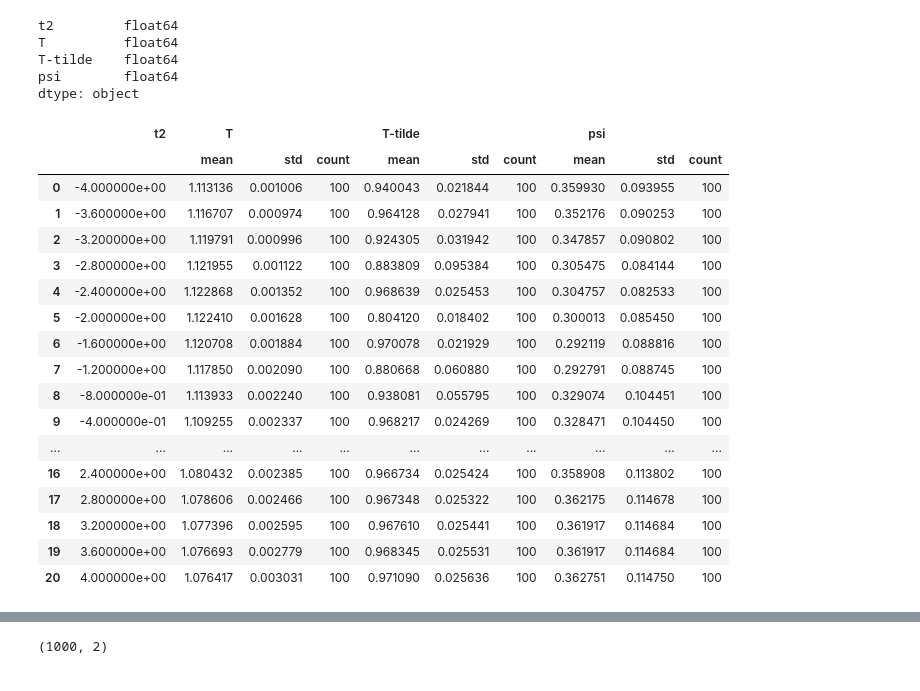
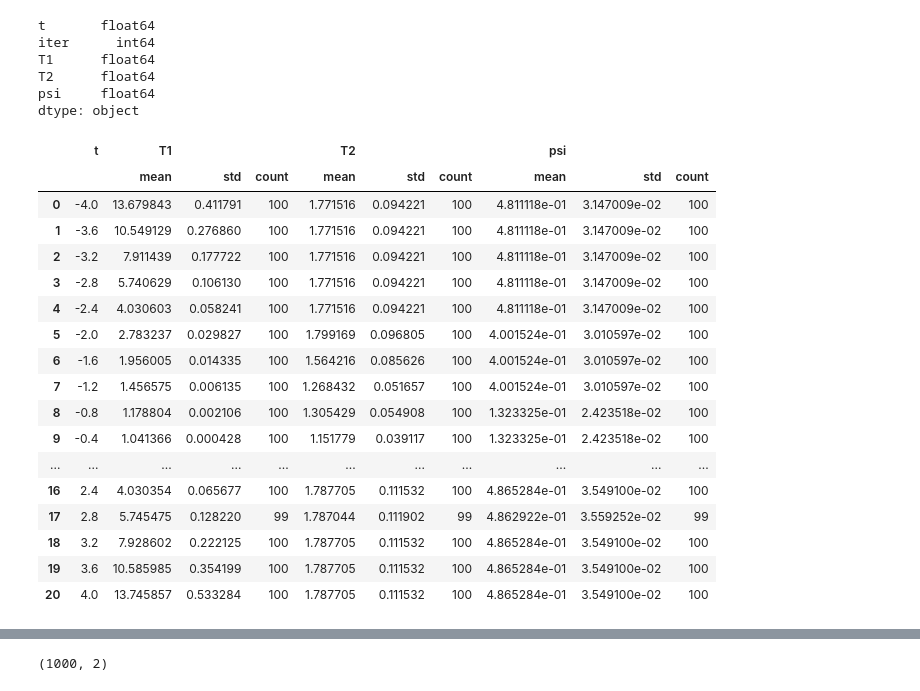
Before and after one commit to smaityumich/iftest, a Jupyter notebook: simulation/test.ipynb, the cells around one changed output, grey strips where cells are left out. Saved outputs shown, nothing was run; the diff lists cells and outputs as text; code cells hidden in the pictures.

```diff
--- a/simulation/test.ipynb
+++ b/simulation/test.ipynb
@@ -1,41 +1,44 @@
 # %%
 import json
-with open('summary/summary1.txt', 'r') as f:
+with open('summary/summary3.txt', 'r') as f:
     summary = json.load(f)
 # %%
 import pandas as pd
 data = pd.DataFrame(summary)
+data['T1'] = data['T1'] - 1
+data['T2'] = data['T2'] - 1
 data.dtypes
 # %% [output]
-t2         float64
-T          float64
-T-tilde    float64
-psi        float64
+t       float64
+iter      int64
+T1      float64
+T2      float64
+psi     float64
 dtype: object
 # %%
 summary_dict = {}
-measures = ['T', 'T-tilde', 'psi']
+measures = ['T1', 'T2', 'psi']
 for m in measures:
     summary_dict[m] = ['mean', 'std', 'count']
 
-result = data.groupby(['t2'], as_index=False).agg(summary_dict)
+result = data.groupby(['t'], as_index=False).agg(summary_dict)
 result
 # %% [output]
-|  | t2 | T |  |  | T-tilde |  |  | psi |  |  |
+|  | t | T1 |  |  | T2 |  |  | psi |  |  |
 |  |  | mean | std | count | mean | std | count | mean | std | count |
-| 0 | -4.000000e+00 | 1.113136 | 0.001006 | 100 | 0.940043 | 0.021844 | 100 | 0.359930 | 0.093955 | 100 |
-| 1 | -3.600000e+00 | 1.116707 | 0.000974 | 100 | 0.964128 | 0.027941 | 100 | 0.352176 | 0.090253 | 100 |
-| 2 | -3.200000e+00 | 1.119791 | 0.000996 | 100 | 0.924305 | 0.031942 | 100 | 0.347857 | 0.090802 | 100 |
-| 3 | -2.800000e+00 | 1.121955 | 0.001122 | 100 | 0.883809 | 0.095384 | 100 | 0.305475 | 0.084144 | 100 |
-| 4 | -2.400000e+00 | 1.122868 | 0.001352 | 100 | 0.968639 | 0.025453 | 100 | 0.304757 | 0.082533 | 100 |
-| 5 | -2.000000e+00 | 1.122410 | 0.001628 | 100 | 0.804120 | 0.018402 | 100 | 0.300013 | 0.085450 | 100 |
-| 6 | -1.600000e+00 | 1.120708 | 0.001884 | 100 | 0.970078 | 0.021929 | 100 | 0.292119 | 0.088816 | 100 |
-| 7 | -1.200000e+00 | 1.117850 | 0.002090 | 100 | 0.880668 | 0.060880 | 100 | 0.292791 | 0.088745 | 100 |
-| 8 | -8.000000e-01 | 1.113933 | 0.002240 | 100 | 0.938081 | 0.055795 | 100 | 0.329074 | 0.104451 | 100 |
-| 9 | -4.000000e-01 | 1.109255 | 0.002337 | 100 | 0.968217 | 0.024269 | 100 | 0.328471 | 0.104450 | 100 |
+| 0 | -4.0 | 13.679843 | 0.411791 | 100 | 1.771516 | 0.094221 | 100 | 4.811118e-01 | 3.147009e-02 | 100 |
+| 1 | -3.6 | 10.549129 | 0.276860 | 100 | 1.771516 | 0.094221 | 100 | 4.811118e-01 | 3.147009e-02 | 100 |
+| 2 | -3.2 | 7.911439 | 0.177722 | 100 | 1.771516 | 0.094221 | 100 | 4.811118e-01 | 3.147009e-02 | 100 |
+| 3 | -2.8 | 5.740629 | 0.106130 | 100 | 1.771516 | 0.094221 | 100 | 4.811118e-01 | 3.147009e-02 | 100 |
+| 4 | -2.4 | 4.030603 | 0.058241 | 100 | 1.771516 | 0.094221 | 100 | 4.811118e-01 | 3.147009e-02 | 100 |
+| 5 | -2.0 | 2.783237 | 0.029827 | 100 | 1.799169 | 0.096805 | 100 | 4.001524e-01 | 3.010597e-02 | 100 |
+| 6 | -1.6 | 1.956005 | 0.014335 | 100 | 1.564216 | 0.085626 | 100 | 4.001524e-01 | 3.010597e-02 | 100 |
+| 7 | -1.2 | 1.456575 | 0.006135 | 100 | 1.268432 | 0.051657 | 100 | 4.001524e-01 | 3.010597e-02 | 100 |
+| 8 | -0.8 | 1.178804 | 0.002106 | 100 | 1.305429 | 0.054908 | 100 | 1.323325e-01 | 2.423518e-02 | 100 |
+| 9 | -0.4 | 1.041366 | 0.000428 | 100 | 1.151779 | 0.039117 | 100 | 1.323325e-01 | 2.423518e-02 | 100 |
 | ... | ... | ... | ... | ... | ... | ... | ... | ... | ... | ... |
-| 16 | 2.400000e+00 | 1.080432 | 0.002385 | 100 | 0.966734 | 0.025424 | 100 | 0.358908 | 0.113802 | 100 |
-| 17 | 2.800000e+00 | 1.078606 | 0.002466 | 100 | 0.967348 | 0.025322 | 100 | 0.362175 | 0.114678 | 100 |
-| 18 | 3.200000e+00 | 1.077396 | 0.002595 | 100 | 0.967610 | 0.025441 | 100 | 0.361917 | 0.114684 | 100 |
-| 19 | 3.600000e+00 | 1.076693 | 0.002779 | 100 | 0.968345 | 0.025531 | 100 | 0.361917 | 0.114684 | 100 |
-| 20 | 4.000000e+00 | 1.076417 | 0.003031 | 100 | 0.971090 | 0.025636 | 100 | 0.362751 | 0.114750 | 100 |
+| 16 | 2.4 | 4.030354 | 0.065677 | 100 | 1.787705 | 0.111532 | 100 | 4.865284e-01 | 3.549100e-02 | 100 |
+| 17 | 2.8 | 5.745475 | 0.128220 | 99 | 1.787044 | 0.111902 | 99 | 4.862922e-01 | 3.559252e-02 | 99 |
+| 18 | 3.2 | 7.928602 | 0.222125 | 100 | 1.787705 | 0.111532 | 100 | 4.865284e-01 | 3.549100e-02 | 100 |
+| 19 | 3.6 | 10.585985 | 0.354199 | 100 | 1.787705 | 0.111532 | 100 | 4.865284e-01 | 3.549100e-02 | 100 |
+| 20 | 4.0 | 13.745857 | 0.533284 | 100 | 1.787705 | 0.111532 | 100 | 4.865284e-01 | 3.549100e-02 | 100 |
```
Also changed, not shown: parts of 4 cells of this notebook, 1 other file.
